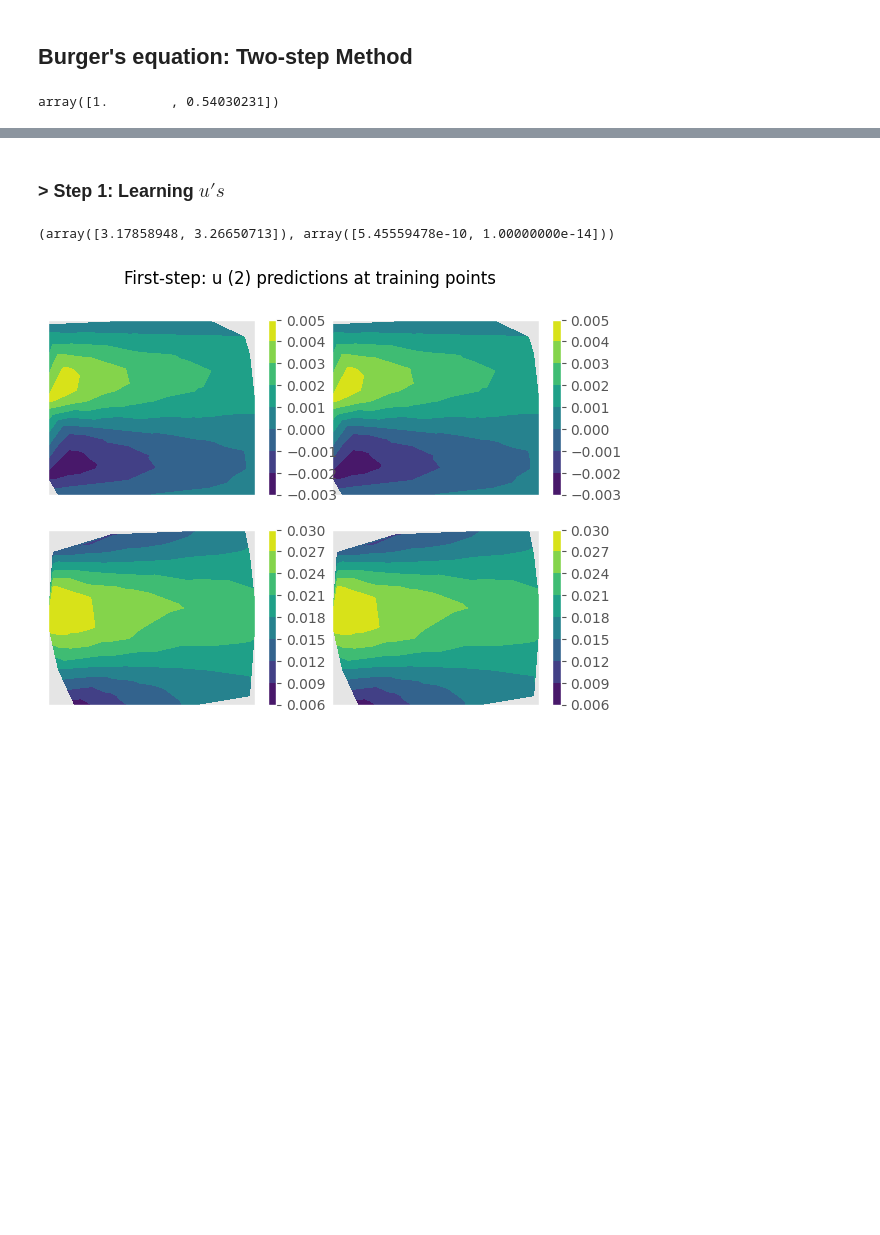
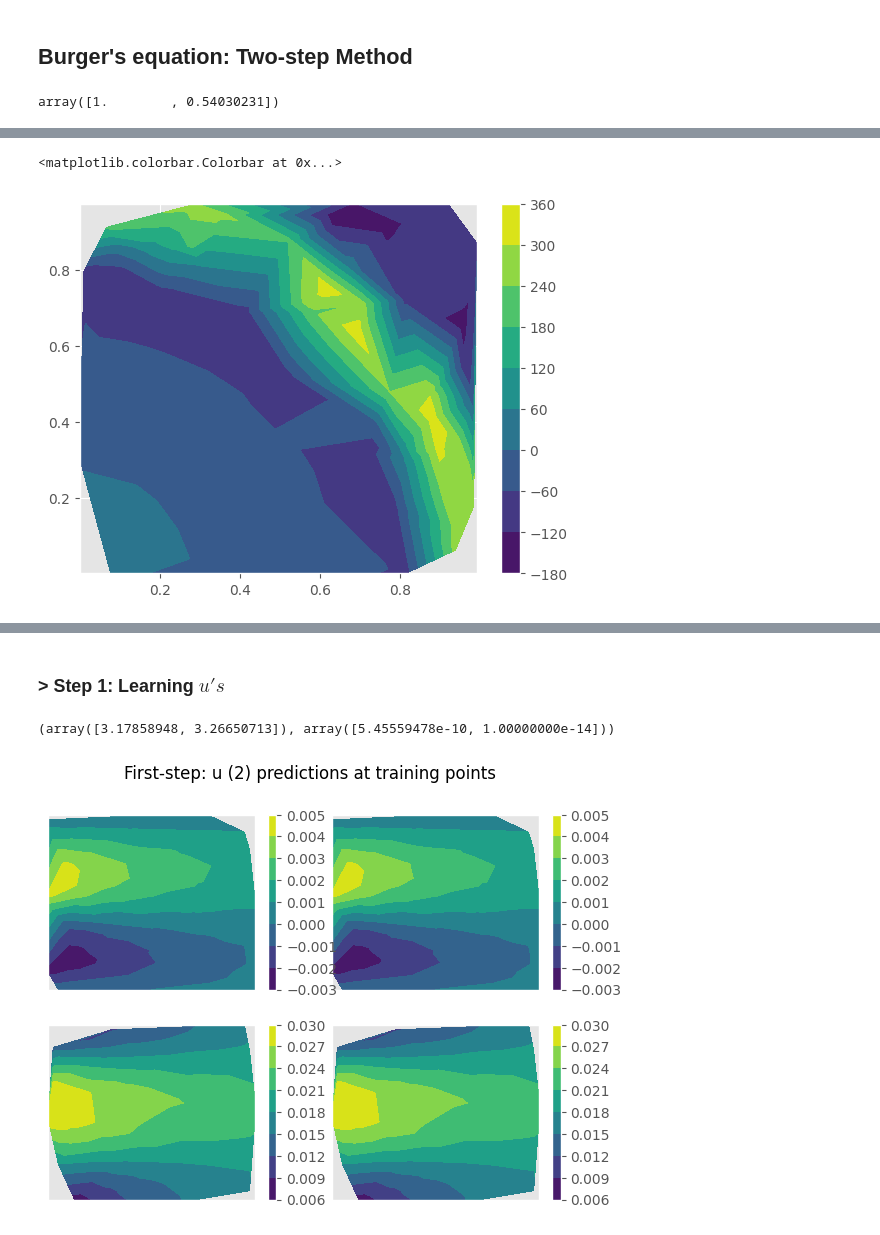
Before and after one commit to TADSGroup/kernelequationlearning, a Jupyter notebook: examples/Darcy/two_step.ipynb, the cells around one changed output, grey strips where cells are left out. Cells and saved outputs as stored; diff of their text form; code cells hidden in the pictures; blank space fills up the shorter version.

```diff
--- a/examples/Darcy/two_step.ipynb
+++ b/examples/Darcy/two_step.ipynb
@@ -42,0 +51,9 @@ def ustar(x1,x2,beta):
+# %%
+def lhs(x1,x2,beta):
+    div = jacfwd(A_times_grad_u, argnums=[0,1])
+    return -jnp.trace(jnp.array(div(x1,x2,beta)))
+# %%
+x1 = 2.
+x2 = 4.
+beta = 3.
+lhs(x1,x2,beta)
@@ -42,0 +91,2 @@ def ustar(x1,x2,beta):
+# %%
+fs = np.array(fs)
@@ -43,2 +100,8 @@ def ustar(x1,x2,beta):
+# %%
+plt.tricontourf(pts[:,0],pts[:,1], fs[8,:].flatten())
+plt.colorbar()
+# %% [output]
+<matplotlib.colorbar.Colorbar at 0x...>
+[figure, added]
 # %%
 num = 10000
```
Also changed, not shown: parts of 12 cells of this notebook, 2 other files.
